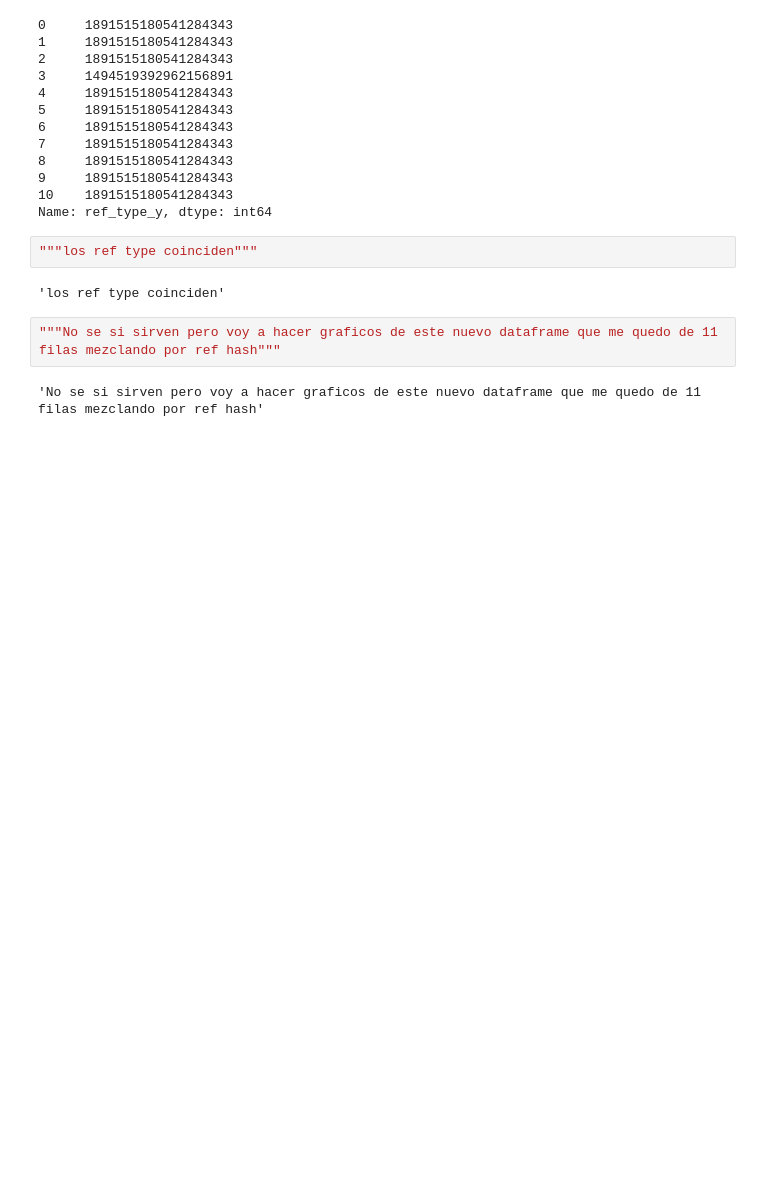
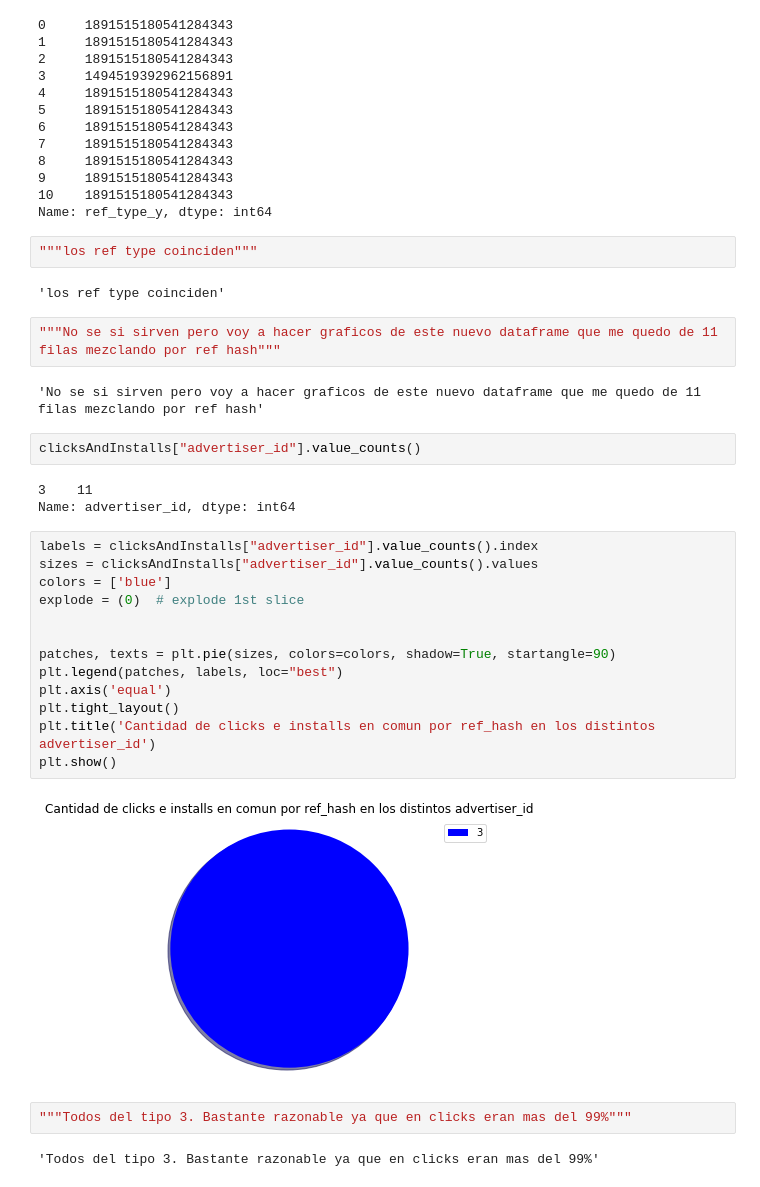
Before and after one commit to shizus/7506-1c2019, a Jupyter notebook: scripts/ClicksAndInstalls.ipynb, the cells around one changed output. Drawn from its saved outputs; the diff is of its cells as text; blank space fills up the shorter version.

```diff
--- a/scripts/ClicksAndInstalls.ipynb
+++ b/scripts/ClicksAndInstalls.ipynb
@@ -250,3 +250,27 @@ Name: ref_type_y, dtype: int64
 """No se si sirven pero voy a hacer graficos de este nuevo dataframe que me quedo de 11 filas mezclando por ref hash"""
 # %% [output]
 'No se si sirven pero voy a hacer graficos de este nuevo dataframe que me quedo de 11 filas mezclando por ref hash'
+# %%
+clicksAndInstalls["advertiser_id"].value_counts()
+# %% [output]
+3    11
+Name: advertiser_id, dtype: int64
+# %%
+labels = clicksAndInstalls["advertiser_id"].value_counts().index
+sizes = clicksAndInstalls["advertiser_id"].value_counts().values
+colors = ['blue']
+explode = (0)  # explode 1st slice
+
+
+patches, texts = plt.pie(sizes, colors=colors, shadow=True, startangle=90)
+plt.legend(patches, labels, loc="best")
+plt.axis('equal')
+plt.tight_layout()
+plt.title('Cantidad de clicks e installs en comun por ref_hash en los distintos advertiser_id')
+plt.show()
+# %% [output]
+[figure, added]
+# %%
+"""Todos del tipo 3. Bastante razonable ya que en clicks eran mas del 99%"""
+# %% [output]
+'Todos del tipo 3. Bastante razonable ya que en clicks eran mas del 99%'
```
Also changed, not shown: parts of 46 cells of this notebook.
